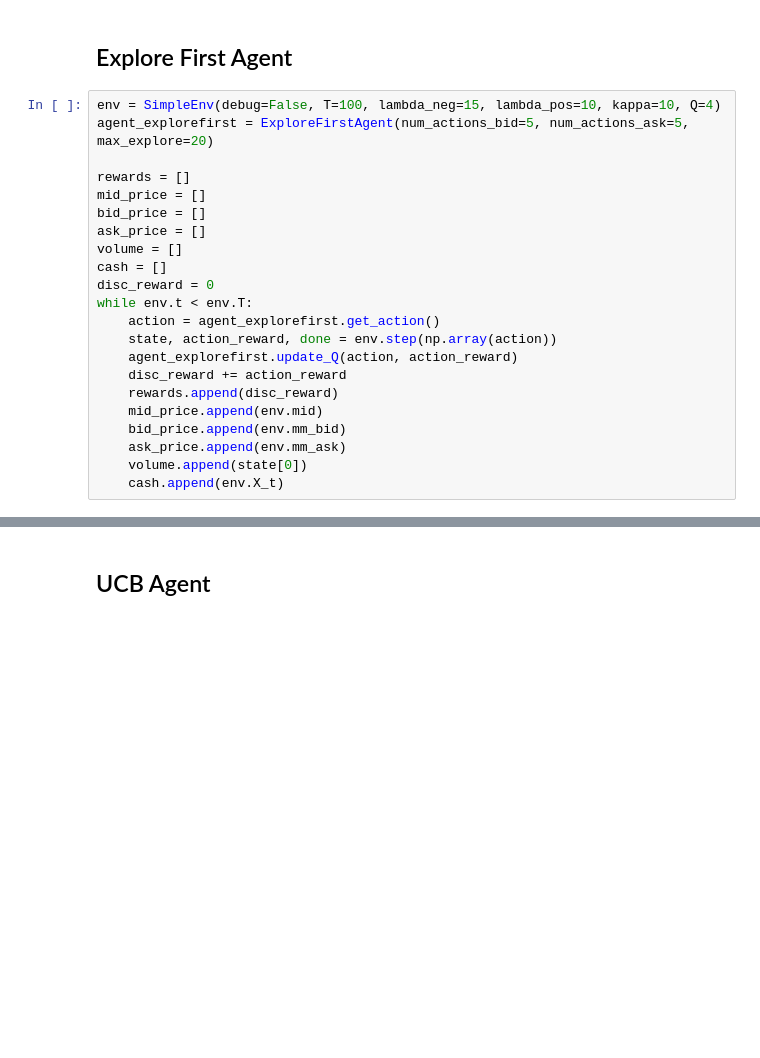
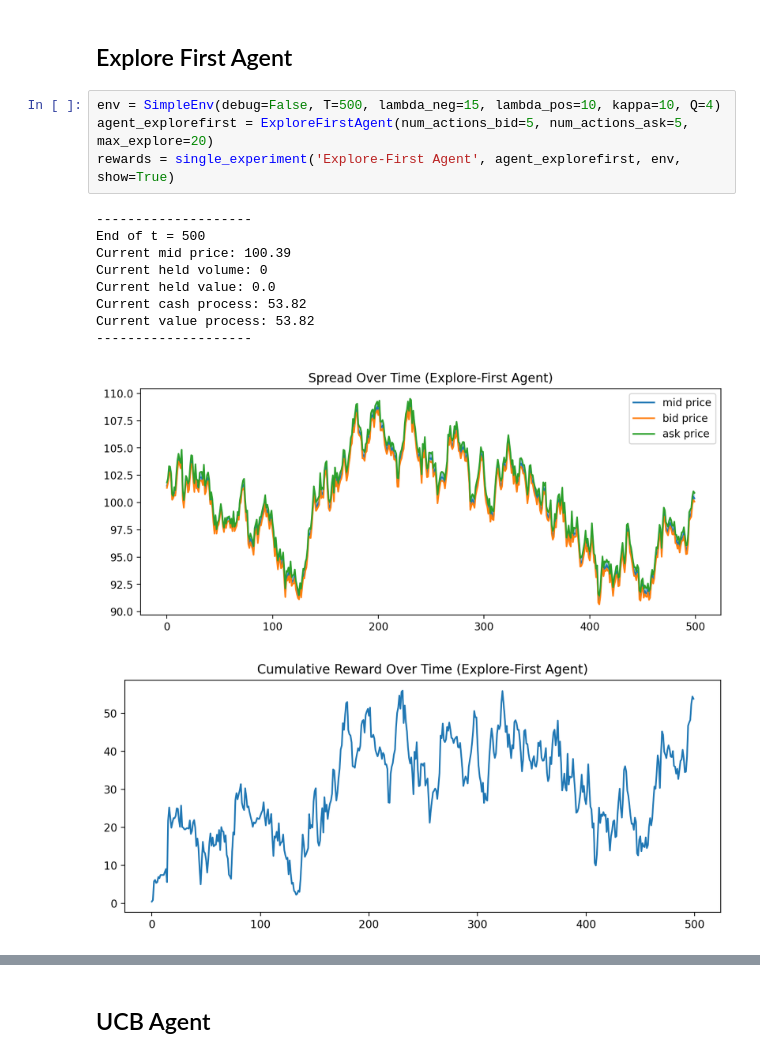
Before and after one commit to jaupimegi23/optimalMM, a Jupyter notebook: main.ipynb, the cells around one changed output, grey strips where cells are left out. Cells and saved outputs as stored; diff of their text form; blank space fills up the shorter version.

```diff
--- a/main.ipynb
+++ b/main.ipynb
@@ -162,28 +47,21 @@ plot_single_experiemnt('Q-Learning Agent', mid_price, bid_price, ask_price, rewa
 # Multi-armed Bandit
 # %% [markdown]
 ## Explore First Agent
-# %%
-env = SimpleEnv(debug=False, T=100, lambda_neg=15, lambda_pos=10, kappa=10, Q=4)
-agent_explorefirst = ExploreFirstAgent(num_actions_bid=5, num_actions_ask=5, max_explore=20)
-
-rewards = []
-mid_price = []
-bid_price = []
-ask_price = []
-volume = []
-cash = []
-disc_reward = 0
-while env.t < env.T:
-    action = agent_explorefirst.get_action()
-    state, action_reward, done = env.step(np.array(action))
-    agent_explorefirst.update_Q(action, action_reward)
-    disc_reward += action_reward
-    rewards.append(disc_reward)
-    mid_price.append(env.mid)
-    bid_price.append(env.mm_bid)
-    ask_price.append(env.mm_ask)
-    volume.append(state[0])
-    cash.append(env.X_t)
+# %%
+env = SimpleEnv(debug=False, T=500, lambda_neg=15, lambda_pos=10, kappa=10, Q=4)
+agent_explorefirst = ExploreFirstAgent(num_actions_bid=5, num_actions_ask=5, max_explore=20)
+rewards = single_experiment('Explore-First Agent', agent_explorefirst, env, show=True)
+# %% [output]
+--------------------
+End of t = 500
+Current mid price: 100.39
+Current held volume: 0
+Current held value: 0.0
+Current cash process: 53.82
+Current value process: 53.82
+--------------------
+[figure, added]
+[figure, added]
 # %%
 log_explorefirst = agent_explorefirst.get_log(show=False)
 log_explorefirst.to_csv('./output/agent_explorefirst_log.csv', index=False)
```
Also changed, not shown: parts of 37 cells of this notebook, 2 other files.
